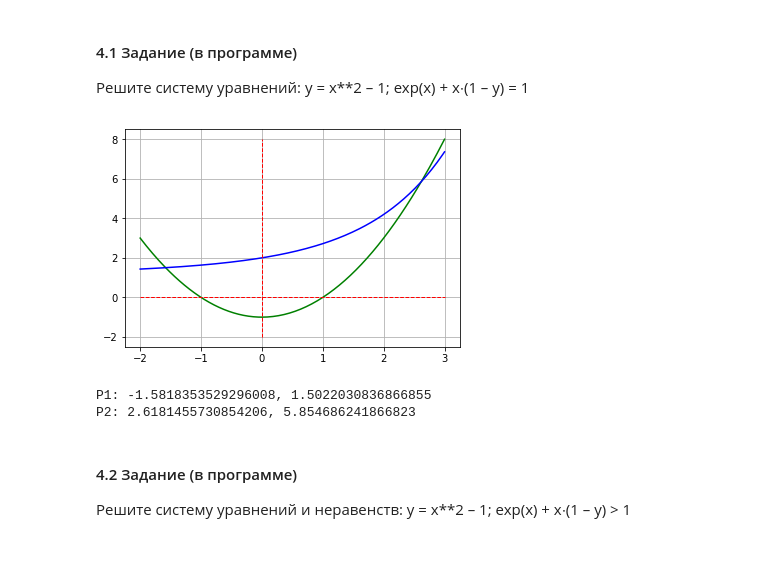
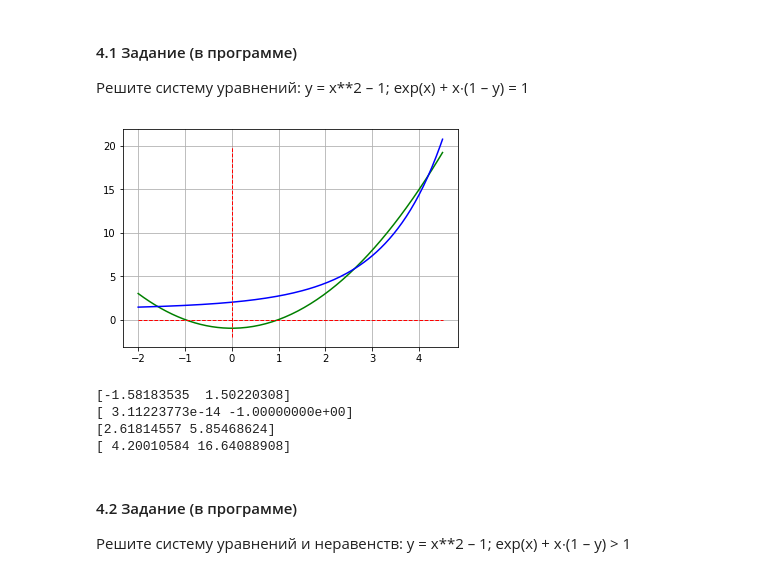
Before and after one commit to fogugy/gb_math, a Jupyter notebook: hw2/Тема 3.ipynb, the cells around one changed output. Cells and saved outputs as stored; diff of their text form; code cells hidden in the pictures.

```diff
--- a/hw2/Тема 3.ipynb
+++ b/hw2/Тема 3.ipynb
@@ -55,37 +55,38 @@ y = x**2 – 1;
 exp(x) + x∙(1 – y) = 1
 # %%
 point_count = 200
-x = np.append(np.linspace(-2, 0.00001, point_count//2), np.linspace(0.00001, 3, point_count//2))
-y = np.linspace(-2, 8, point_count)
+x = np.append(np.linspace(-2, 0.00001, point_count//2), np.linspace(0.00001, 4.5, point_count//2))
+y = np.linspace(-2, 20, point_count)
 
 x0 = np.array([0]*point_count)
 y0 = np.array([0]*point_count)
 
 y1 = x**2 - 1
 y2 = np.exp(x)/x + 1 -1/x
 
 plt.plot(x,y1, color="green")
 plt.plot(x,y2, color="blue")
 
 plt.plot(x,y0, color="red", linestyle='--', linewidth=1)
 plt.plot(x0,y, color="red",linestyle='--', linewidth=1)
 
 plt.grid(True)
 # %% [output]
-[figure, old version]
+[figure, new version]
 # %%
 def equations(p):
     x, y = p
     return (x**2-1-y, exp(x)+x*(1-y)-1)
 
-x1, y1 =  fsolve(equations, (-2, -1))
-x2, y2 =  fsolve(equations, (2.5, 3))
+chunks = [(-2, -1), (-0.1, 0.1), (2.5, 3), (4, 4.5)]
 
-print(f'P1: {x1}, {y1}')
-print(f'P2: {x2}, {y2}')
+for (x_from, x_to) in chunks:
+    print(fsolve(equations, (x_from, x_to)))
 # %% [output]
-P1: -1.5818353529296008, 1.5022030836866855
-P2: 2.6181455730854206, 5.854686241866823
+[-1.58183535  1.50220308]
+[ 3.11223773e-14 -1.00000000e+00]
+[2.61814557 5.85468624]
+[ 4.20010584 16.64088908]
 # %% [markdown]
 #### 4.2 Задание (в программе)
 Решите систему уравнений и неравенств:
```
Also changed, not shown: 1 other file.
